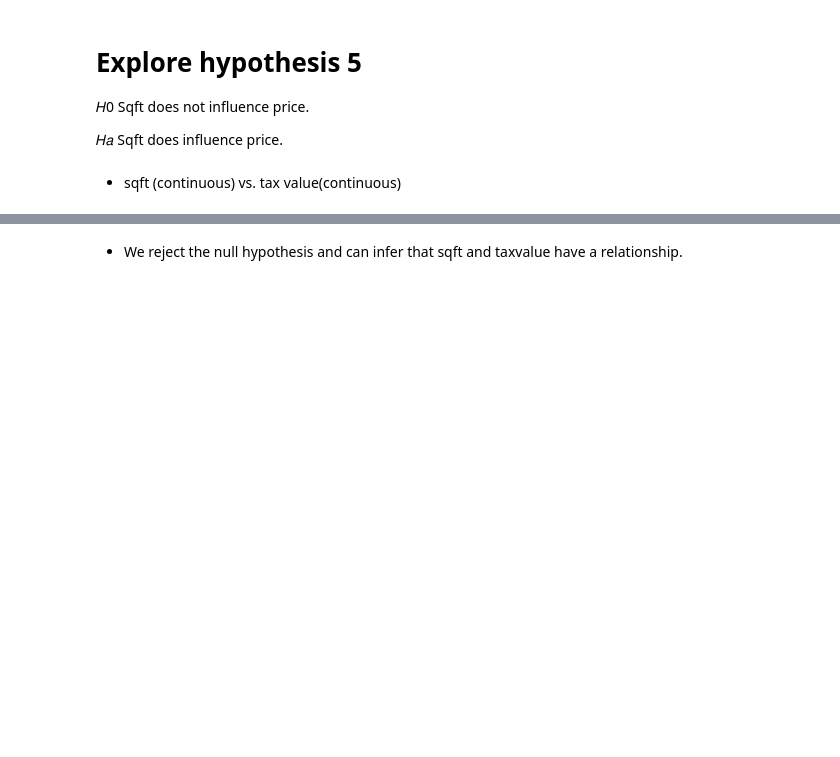
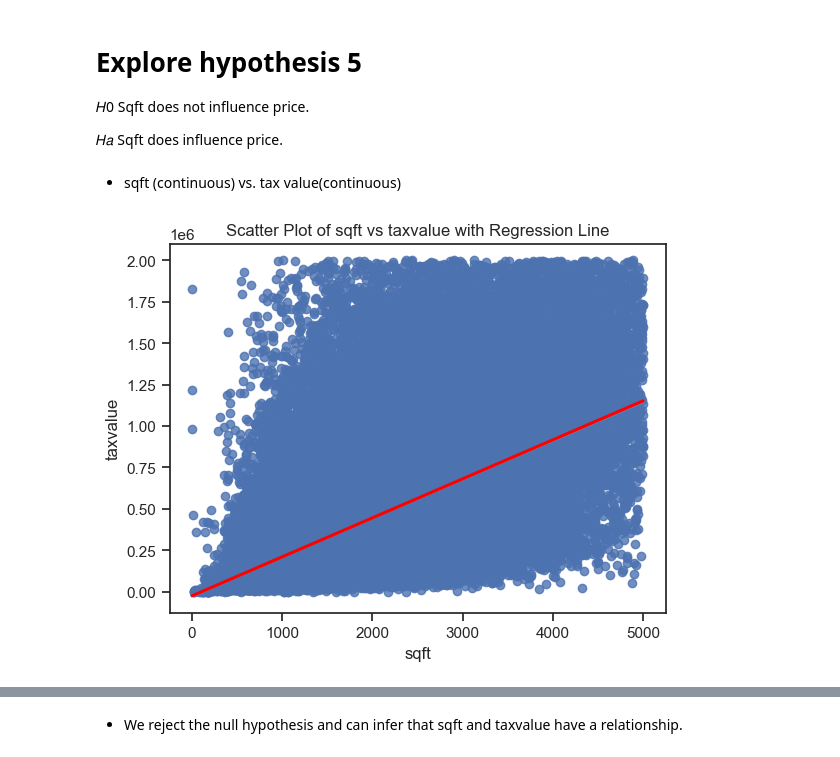
Before and after one commit to Andrew-Casey/regression_exercises1, a Jupyter notebook: explore.ipynb, the cells around one changed output, grey strips where cells are left out. Drawn from its saved outputs; the diff is of its cells as text; code cells hidden in the pictures; blank space fills up the shorter version.

```diff
--- a/explore.ipynb
+++ b/explore.ipynb
@@ -244,11 +300,13 @@ tstat, pval
 # %% [markdown]
 - sqft (continuous) vs. tax value(continuous)
 # %%
-sns.regplot(x='sqft', y='taxvalue', data=train, line_kws={'color': 'red'})
+sns.regplot(x='sqft', y='taxvalue', data=train.sample(250_000), line_kws={'color': 'red'})
 plt.xlabel('sqft')
 plt.ylabel('taxvalue')
 plt.title('Scatter Plot of sqft vs taxvalue with Regression Line')
 plt.show()
+# %% [output]
+[figure, added]
 # %%
 r,p = pearsonr(train.built, train.taxvalue)
 r,p
```
Also changed, not shown: parts of 31 cells of this notebook, 6 other files.
